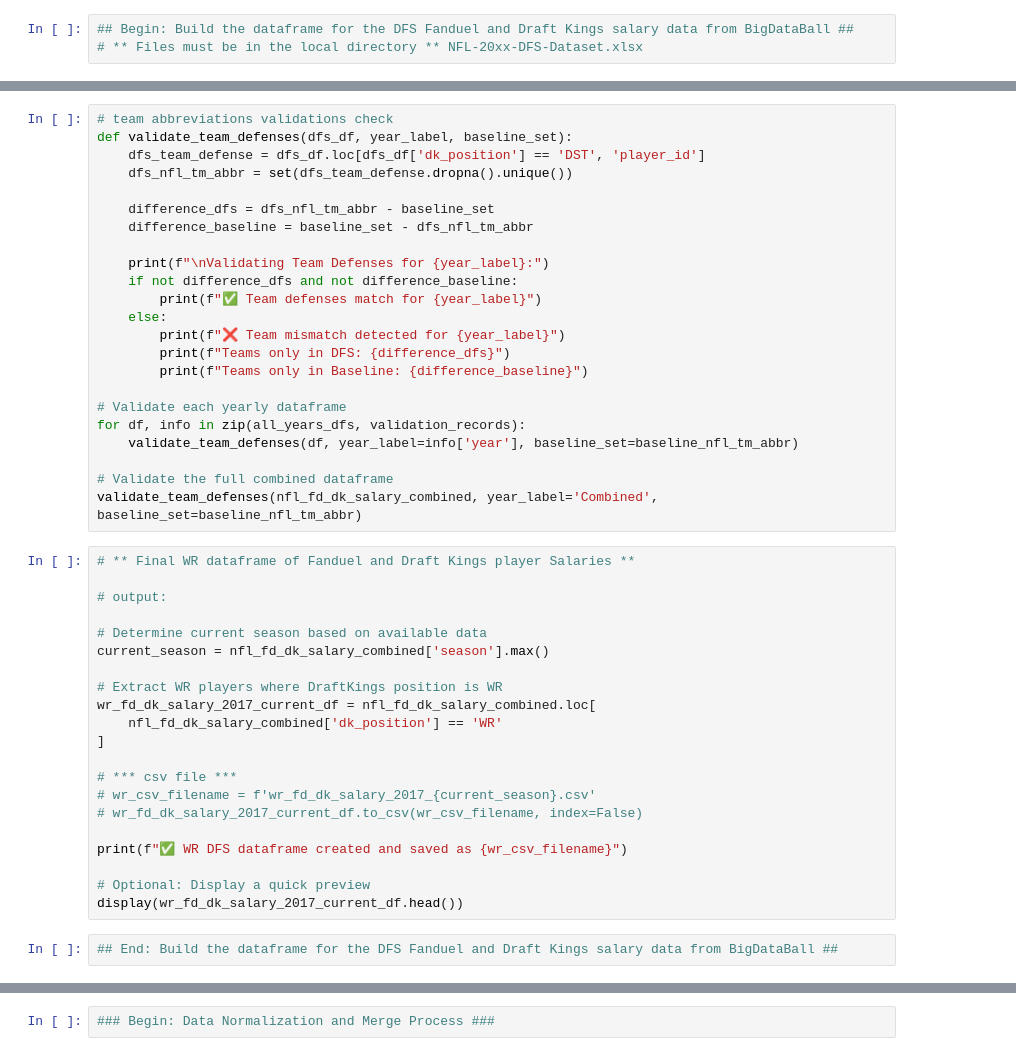
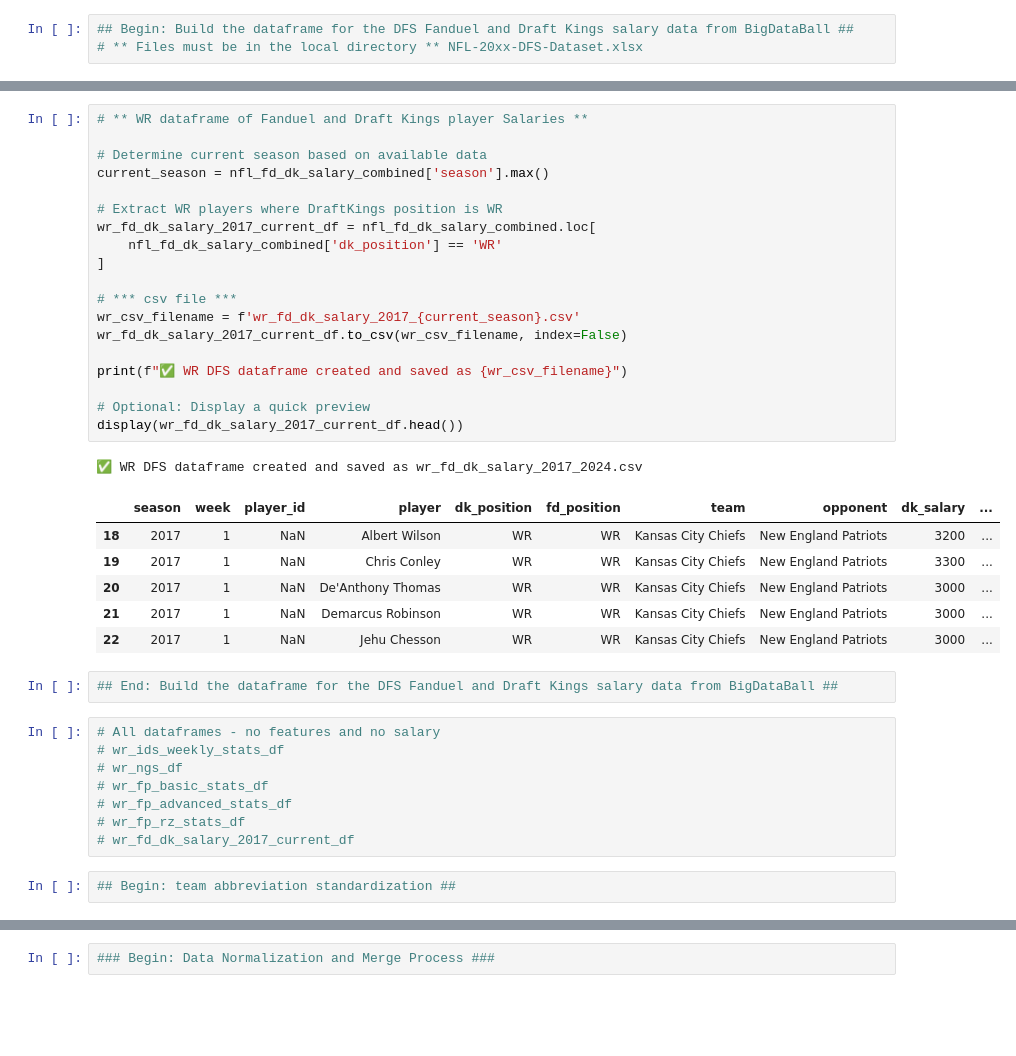
Before and after one commit to ARCtechmo/fanfav, a Jupyter notebook: wr_df_v2.ipynb, the cells around one changed output, grey strips where cells are left out. Saved outputs shown, nothing was run; the diff lists cells and outputs as text; blank space fills up the shorter version.

```diff
--- a/wr_df_v2.ipynb
+++ b/wr_df_v2.ipynb
@@ -1427,46 +1320,39 @@ else:
-# %%
-# team abbreviations validations check
-def validate_team_defenses(dfs_df, year_label, baseline_set):
-    dfs_team_defense = dfs_df.loc[dfs_df['dk_position'] == 'DST', 'player_id']
-    dfs_nfl_tm_abbr = set(dfs_team_defense.dropna().unique())
-
-    difference_dfs = dfs_nfl_tm_abbr - baseline_set
-    difference_baseline = baseline_set - dfs_nfl_tm_abbr
-
-    print(f"\nValidating Team Defenses for {year_label}:")
-    if not difference_dfs and not difference_baseline:
-        print(f"✅ Team defenses match for {year_label}")
-    else:
-        print(f"❌ Team mismatch detected for {year_label}")
-        print(f"Teams only in DFS: {difference_dfs}")
-        print(f"Teams only in Baseline: {difference_baseline}")
-
-# Validate each yearly dataframe
-for df, info in zip(all_years_dfs, validation_records):
-    validate_team_defenses(df, year_label=info['year'], baseline_set=baseline_nfl_tm_abbr)
-
-# Validate the full combined dataframe
-validate_team_defenses(nfl_fd_dk_salary_combined, year_label='Combined', baseline_set=baseline_nfl_tm_abbr)
 # %%
-# ** Final WR dataframe of Fanduel and Draft Kings player Salaries **
-
-# output:
+# ** WR dataframe of Fanduel and Draft Kings player Salaries **
 
 # Determine current season based on available data
 current_season = nfl_fd_dk_salary_combined['season'].max()
 
 # Extract WR players where DraftKings position is WR
 wr_fd_dk_salary_2017_current_df = nfl_fd_dk_salary_combined.loc[
     nfl_fd_dk_salary_combined['dk_position'] == 'WR'
 ]
 
 # *** csv file ***
-# wr_csv_filename = f'wr_fd_dk_salary_2017_{current_season}.csv'
-# wr_fd_dk_salary_2017_current_df.to_csv(wr_csv_filename, index=False)
+wr_csv_filename = f'wr_fd_dk_salary_2017_{current_season}.csv'
+wr_fd_dk_salary_2017_current_df.to_csv(wr_csv_filename, index=False)
 
 print(f"✅ WR DFS dataframe created and saved as {wr_csv_filename}")
 
 # Optional: Display a quick preview
 display(wr_fd_dk_salary_2017_current_df.head())
+# %% [output]
+✅ WR DFS dataframe created and saved as wr_fd_dk_salary_2017_2024.csv
+|  | season | week | player_id | player | dk_position | fd_position | team | opponent | dk_salary | ... |
+| 18 | 2017 | 1 | NaN | Albert Wilson | WR | WR | Kansas City Chiefs | New England Patriots | 3200 | ... |
+| 19 | 2017 | 1 | NaN | Chris Conley | WR | WR | Kansas City Chiefs | New England Patriots | 3300 | ... |
+| 20 | 2017 | 1 | NaN | De'Anthony Thomas | WR | WR | Kansas City Chiefs | New England Patriots | 3000 | ... |
+| 21 | 2017 | 1 | NaN | Demarcus Robinson | WR | WR | Kansas City Chiefs | New England Patriots | 3000 | ... |
+| 22 | 2017 | 1 | NaN | Jehu Chesson | WR | WR | Kansas City Chiefs | New England Patriots | 3000 | ... |
 # %%
 ## End: Build the dataframe for the DFS Fanduel and Draft Kings salary data from BigDataBall ##
+# %%
+# All dataframes - no features and no salary
+# wr_ids_weekly_stats_df
+# wr_ngs_df
+# wr_fp_basic_stats_df
+# wr_fp_advanced_stats_df
+# wr_fp_rz_stats_df
+# wr_fd_dk_salary_2017_current_df
+# %%
+## Begin: team abbreviation standardization ##
```
Also changed, not shown: parts of 28 cells of this notebook.
